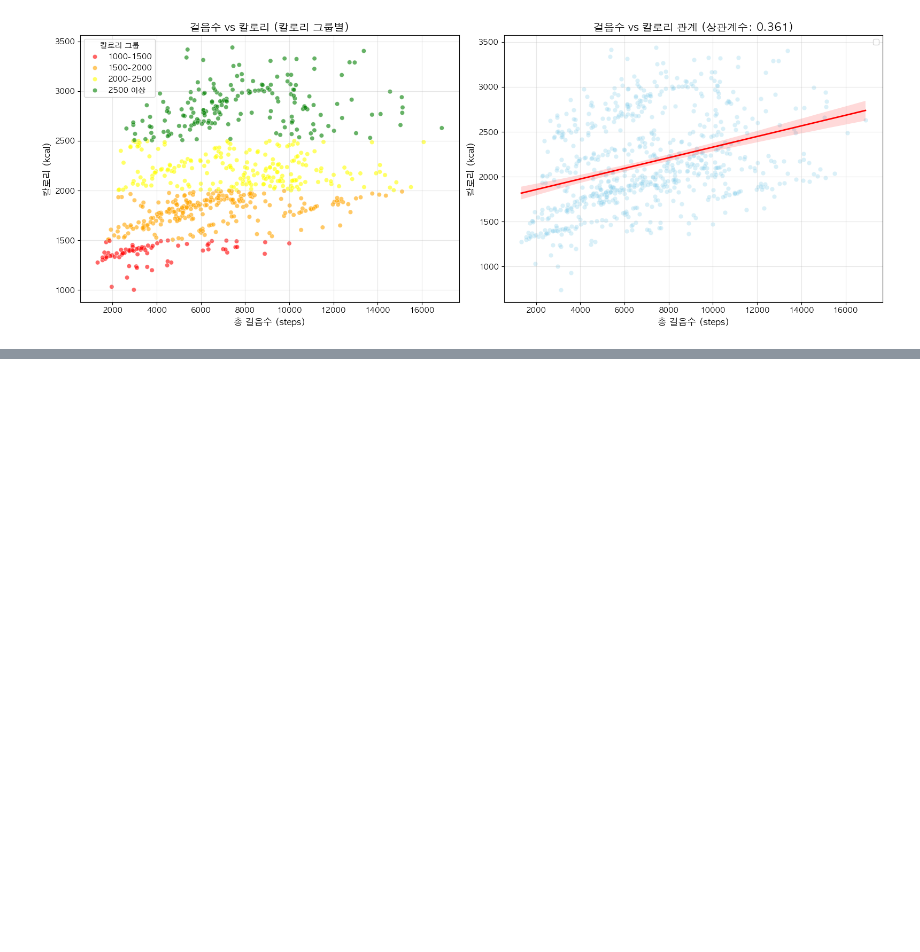
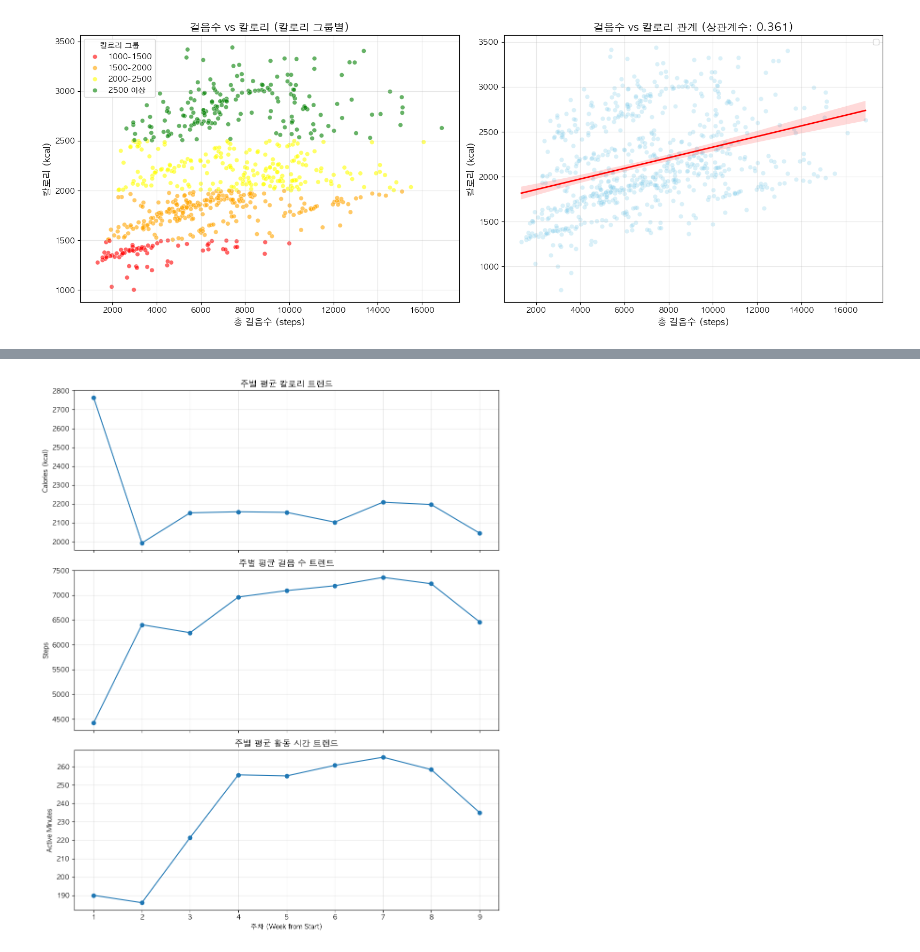
Before and after one commit to jeesy95-creator/sparta_15, a Jupyter notebook: notebooks/Soyun.ipynb, the cells around one changed output, grey strips where cells are left out. Cells and saved outputs as stored; diff of their text form; code cells hidden in the pictures; blank space fills up the shorter version.

```diff
--- a/notebooks/Soyun.ipynb
+++ b/notebooks/Soyun.ipynb
@@ -1143,0 +1194,16 @@ plt.show()
+# %%
+# 데이터 시작 날짜
+start_date = actcp_d_clean['ActivityDate'].min()
+
+# 시작일 기준 주차 생성
+actcp_d_clean['week_from_start'] = (
+    (actcp_d_clean['ActivityDate'] - start_date).dt.days // 7
+) + 1
+# %%
+weekly_trend = actcp_d_clean.groupby('week_from_start').agg({
+    'Calories': 'mean',
+    'TotalSteps': 'mean',
+    'TotalActiveMinutes': 'mean'
+}).reset_index()
+
+weekly_trend.round(2).head()
@@ -1143,0 +1217,38 @@ plt.show()
+# %%
+fig, axes = plt.subplots(3, 1, figsize=(10, 12), sharex=True)
+
+# 1. Calories
+axes[0].plot(
+    weekly_trend['week_from_start'],
+    weekly_trend['Calories'],
+    marker='o'
+)
+axes[0].set_title('주별 평균 칼로리 트렌드', fontsize=13, fontweight='bold')
+axes[0].set_ylabel('Calories (kcal)')
+axes[0].grid(alpha=0.3)
+
+# 2. Total Steps
+axes[1].plot(
+    weekly_trend['week_from_start'],
+    weekly_trend['TotalSteps'],
+    marker='o'
+)
+axes[1].set_title('주별 평균 걸음 수 트렌드', fontsize=13, fontweight='bold')
+axes[1].set_ylabel('Steps')
+axes[1].grid(alpha=0.3)
+
+# 3. Total Active Minutes
+axes[2].plot(
+    weekly_trend['week_from_start'],
+    weekly_trend['TotalActiveMinutes'],
+    marker='o'
+)
+axes[2].set_title('주별 평균 활동 시간 트렌드', fontsize=13, fontweight='bold')
+axes[2].set_xlabel('주차 (Week from Start)')
+axes[2].set_ylabel('Active Minutes')
+axes[2].grid(alpha=0.3)
+
+plt.tight_layout()
+plt.show()
+# %% [output]
+[figure, added]
```
Also changed, not shown: parts of 9 cells of this notebook, 1 other file.
